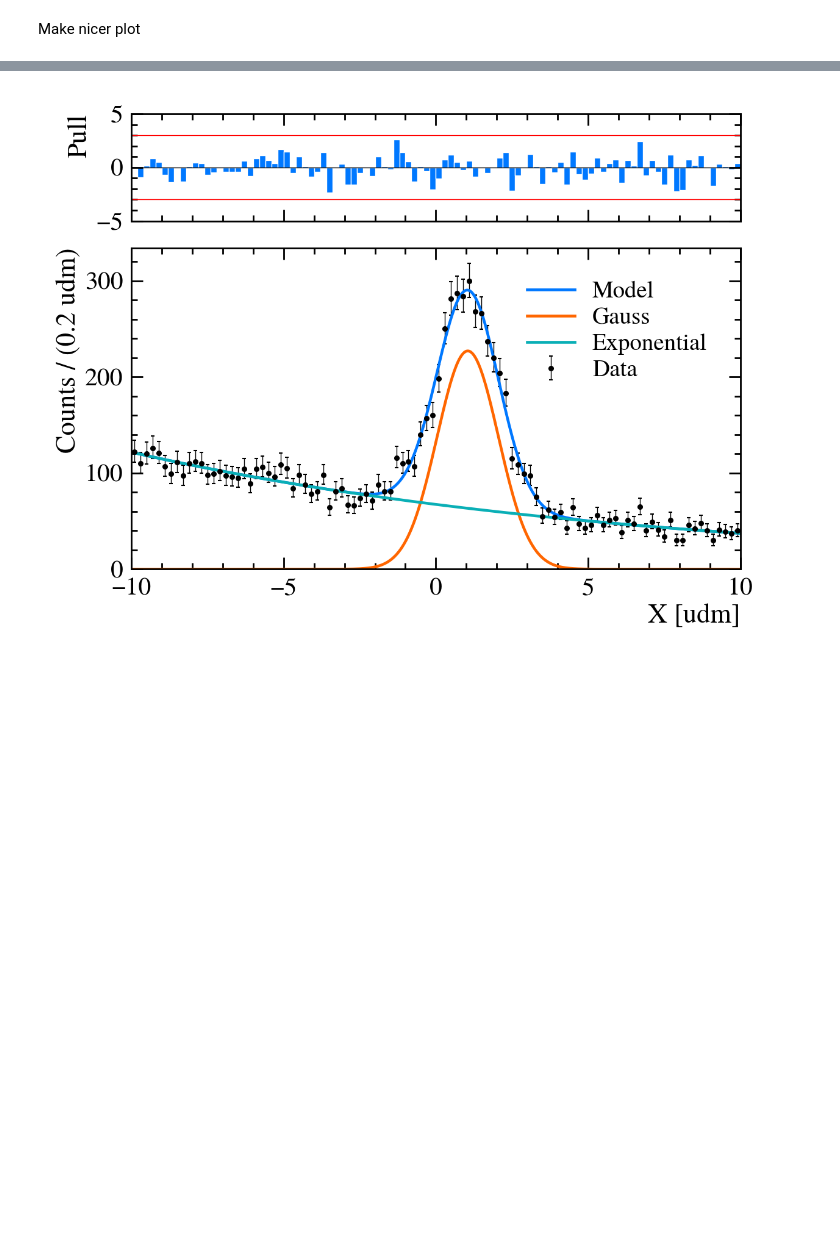
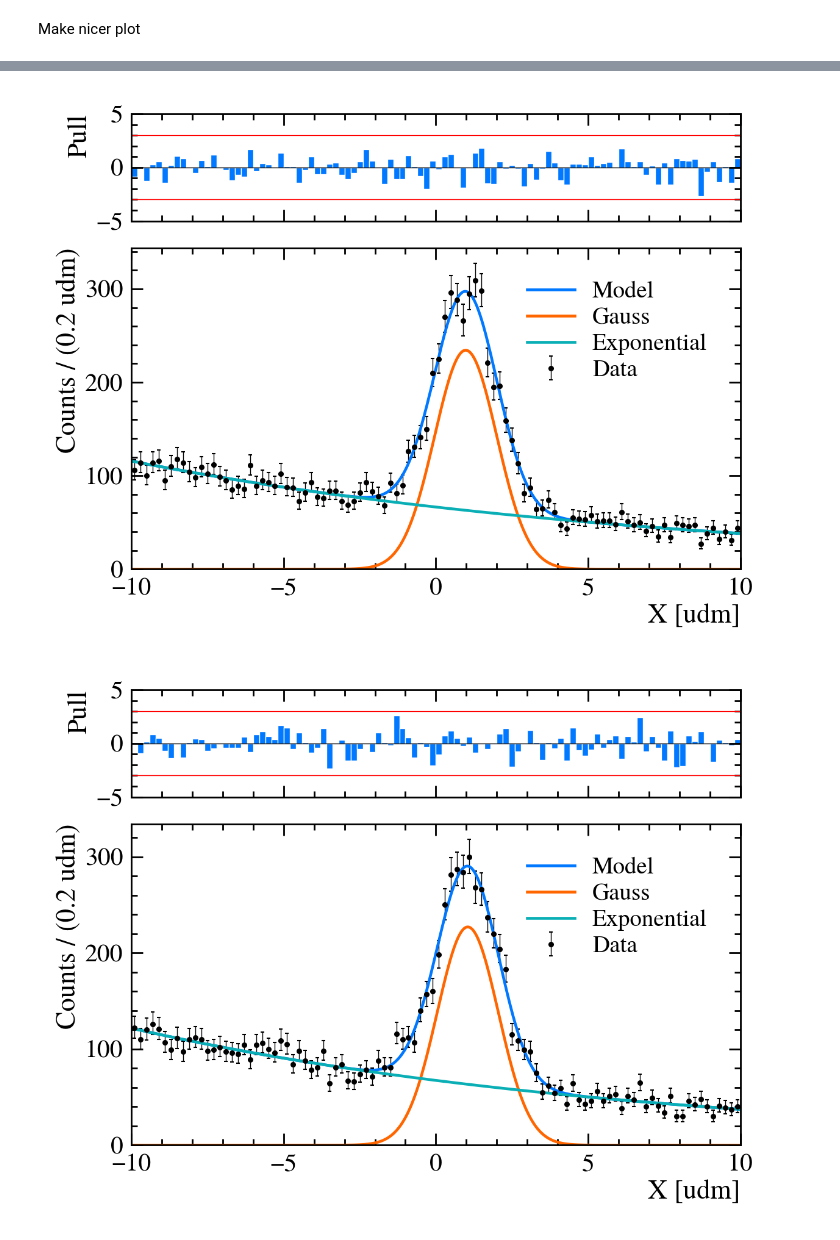
Before and after one commit to cpviolation/zfit_exercises, a Jupyter notebook: notebooks/SignalBackgroundPlot-2D.ipynb, the cells around one changed output, grey strips where cells are left out. Drawn from its saved outputs; the diff is of its cells as text; code cells hidden in the pictures; blank space fills up the shorter version.

Commit message:
scale factor from `Plotter` works

```diff
--- a/notebooks/SignalBackgroundPlot-2D.ipynb
+++ b/notebooks/SignalBackgroundPlot-2D.ipynb
@@ -222,3 +186,10 @@ ModuleNotFoundError: No module named 'plotting'
+# %%
+plotter = Plotter(data_np[:,0], model.create_projection_pdf(y), bins=100, range=x.limit1d, xlabel='X', xunit='udm')
+plotter.add_component(gauss_x, frac, label='Gauss')
+plotter.add_component(exponential_x, 1-frac, label='Exponential')
+fig, axs = plotter.plot_fit_and_residuals()
+# %% [output]
+[figure, added]
 # %%
 plotter = Plotter(data_np, model, bins=100, range=(-10,10), xlabel='X', xunit='udm')
 plotter.add_component(gauss, frac, label='Gauss')
```
Also changed, not shown: parts of 8 cells of this notebook.
